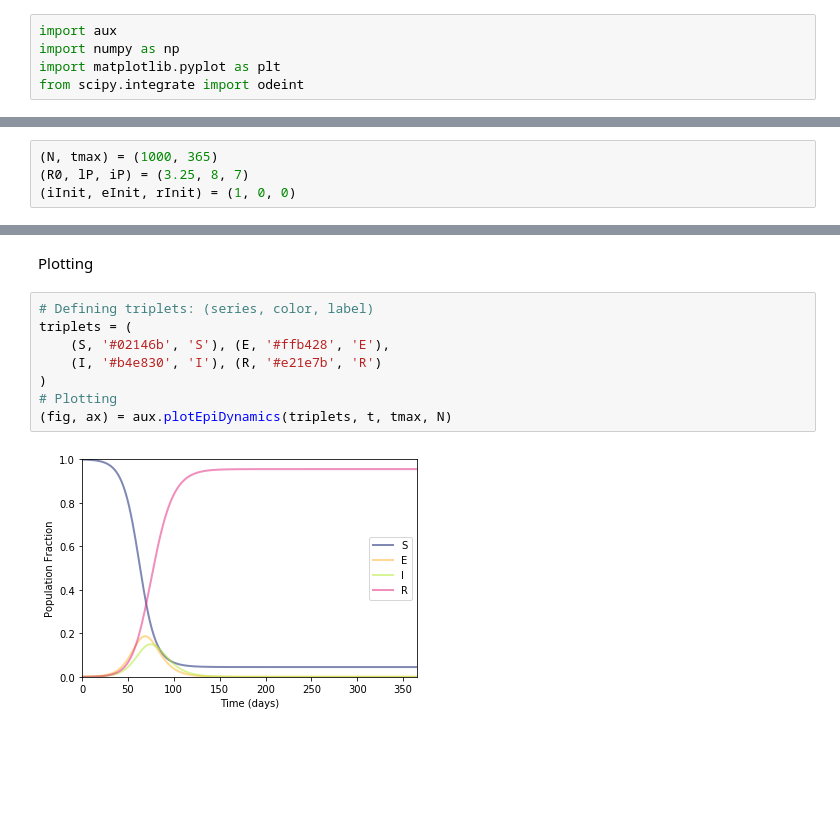
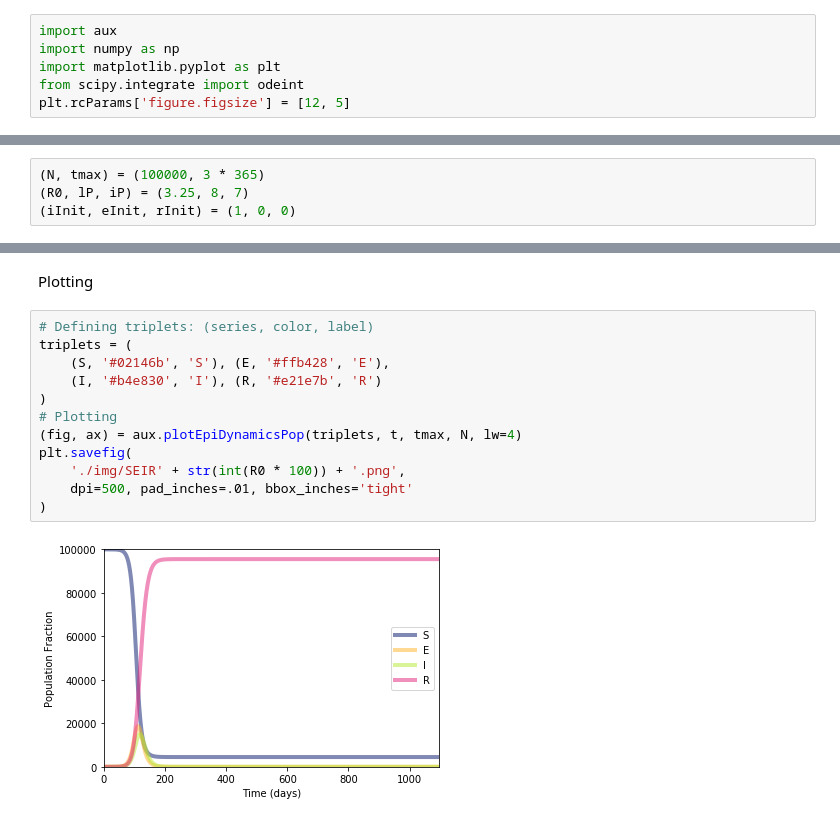
Before and after one commit to Chipdelmal/epiModellingClass, a Jupyter notebook: Practical01/SEIR.ipynb, the cells around one changed output, grey strips where cells are left out. Cells and saved outputs as stored; diff of their text form; blank space fills up the shorter version.

```diff
--- a/Practical01/SEIR.ipynb
+++ b/Practical01/SEIR.ipynb
@@ -7,6 +7,7 @@ import aux
 import numpy as np
 import matplotlib.pyplot as plt
 from scipy.integrate import odeint
+plt.rcParams['figure.figsize'] = [12, 5]
 # %% [markdown]
 Model's equations:
 
@@ -49,7 +50,7 @@ Defining initial parameters for the model and simulation:
 * **lP**: Latent period
 * **iP**: Infectious period
 # %%
-(N, tmax) = (1000, 365)
+(N, tmax) = (100000, 3 * 365)
 (R0, lP, iP) = (3.25, 8, 7)
 (iInit, eInit, rInit) = (1, 0, 0)
 # %% [markdown]
@@ -67,10 +68,14 @@ Plotting
 # %%
 # Defining triplets: (series, color, label)
 triplets = (
     (S, '#02146b', 'S'), (E, '#ffb428', 'E'),
     (I, '#b4e830', 'I'), (R, '#e21e7b', 'R')
 )
 # Plotting
-(fig, ax) = aux.plotEpiDynamics(triplets, t, tmax, N)
+(fig, ax) = aux.plotEpiDynamicsPop(triplets, t, tmax, N, lw=4)
+plt.savefig(
+    './img/SEIR' + str(int(R0 * 100)) + '.png',
+    dpi=500, pad_inches=.01, bbox_inches='tight'
+)
 # %% [output]
-[figure, old version]
+[figure, new version]
```
Also changed, not shown: 7 other files.
